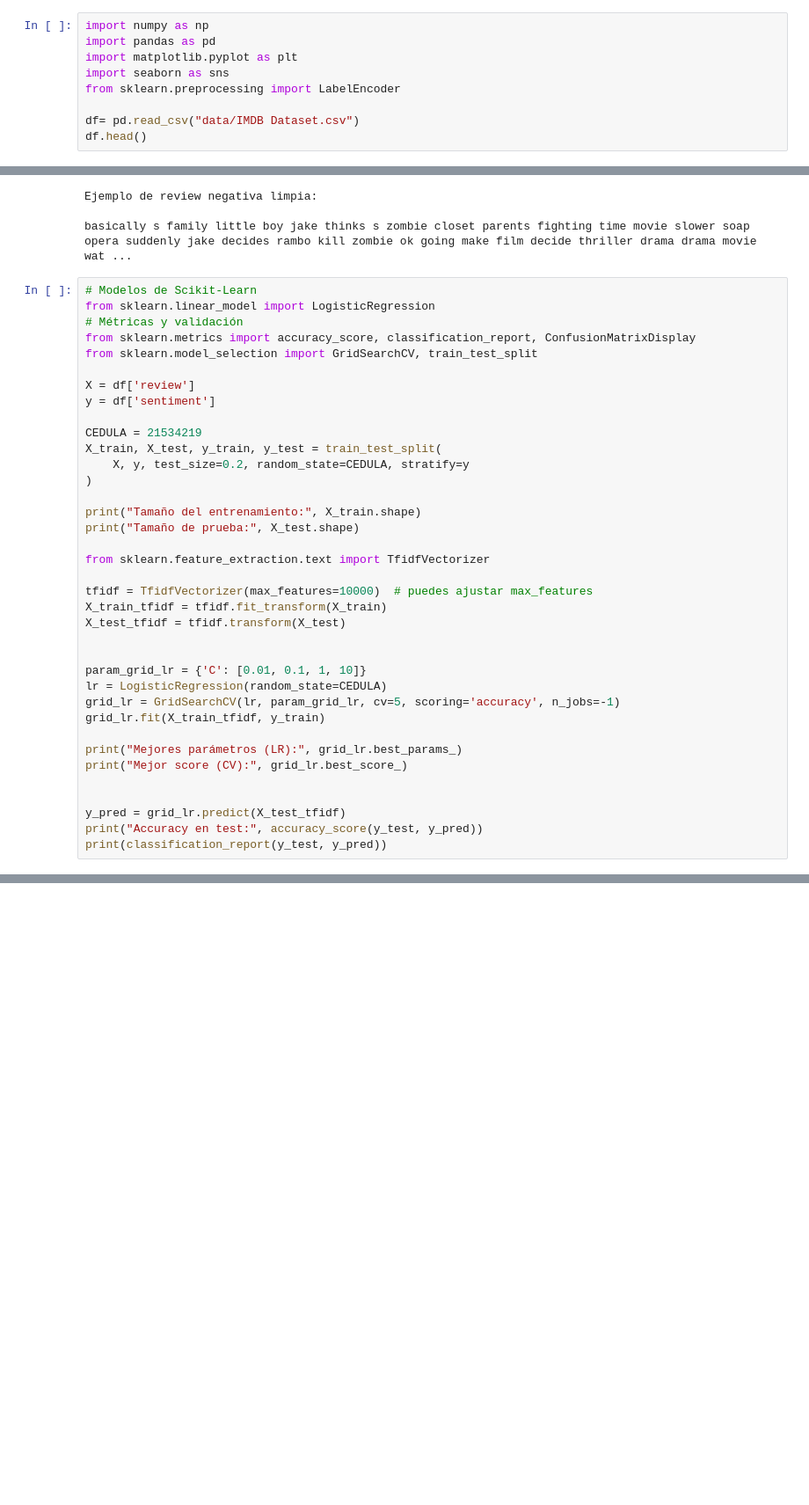
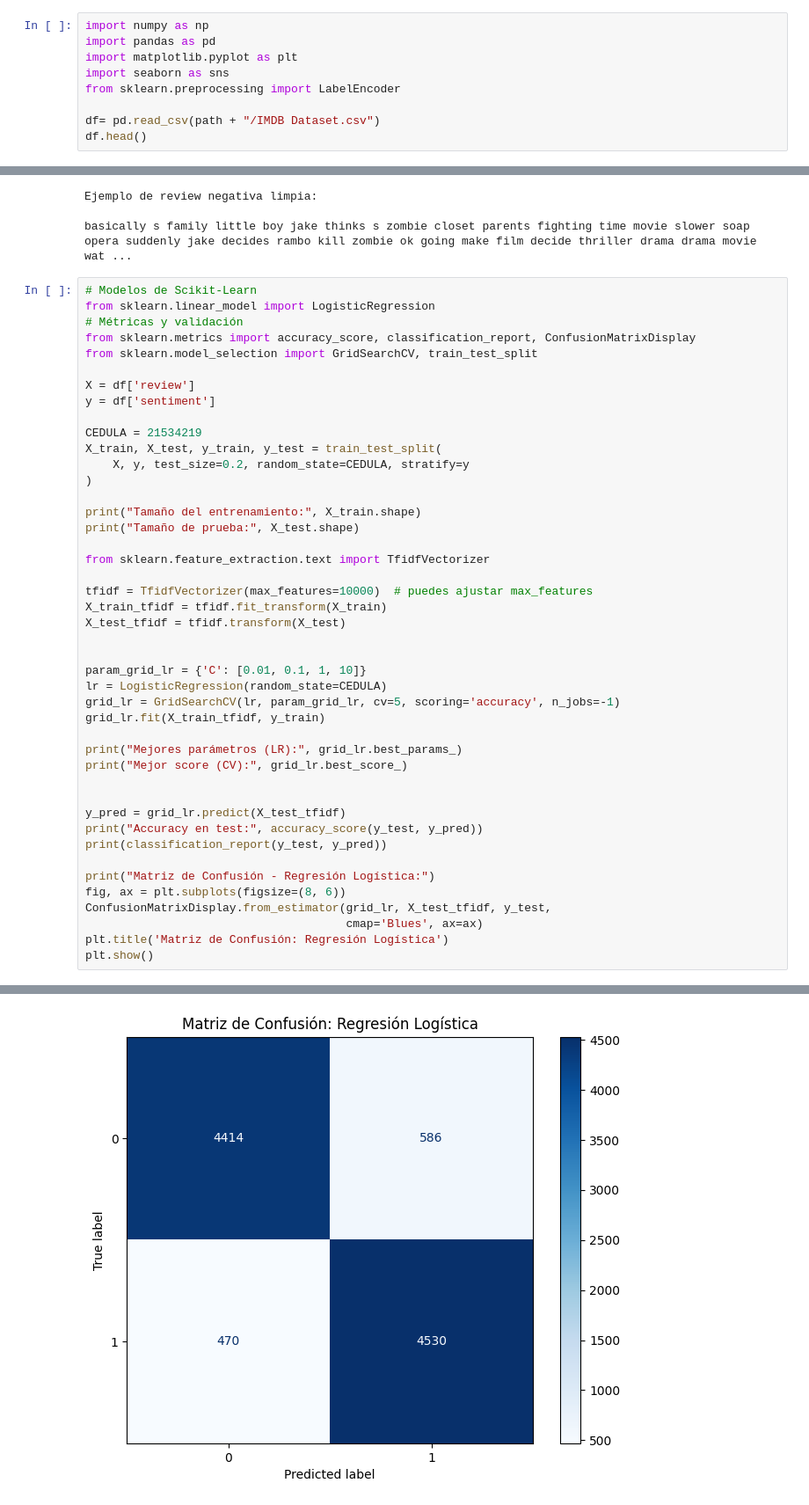
Before and after one commit to freddygl3/proyecto_aprendizaje_automatico, a Jupyter notebook: Proyecto_Aprendizaje.ipynb, the cells around one changed output, grey strips where cells are left out. Shown at 88% size. Drawn from its saved outputs; the diff is of its cells as text; blank space fills up the shorter version.

Commit message:
agregado modelo svm y matrices de confusion

```diff
--- a/Proyecto_Aprendizaje.ipynb
+++ b/Proyecto_Aprendizaje.ipynb
@@ -16,7 +15,7 @@ import matplotlib.pyplot as plt
 import seaborn as sns
 from sklearn.preprocessing import LabelEncoder
 
-df= pd.read_csv("data/IMDB Dataset.csv")
+df= pd.read_csv(path + "/IMDB Dataset.csv")
 df.head()
 # %% [output]
 |  | review | sentiment |
@@ -164,6 +163,13 @@ print("Mejor score (CV):", grid_lr.best_score_)
 y_pred = grid_lr.predict(X_test_tfidf)
 print("Accuracy en test:", accuracy_score(y_test, y_pred))
 print(classification_report(y_test, y_pred))
+
+print("Matriz de Confusión - Regresión Logística:")
+fig, ax = plt.subplots(figsize=(8, 6))
+ConfusionMatrixDisplay.from_estimator(grid_lr, X_test_tfidf, y_test,
+                                      cmap='Blues', ax=ax)
+plt.title('Matriz de Confusión: Regresión Logística')
+plt.show()
 # %% [output]
 Tamaño del entrenamiento: (40000,)
 Tamaño de prueba: (10000,)
@@ -180,0 +189 @@ weighted avg       0.89      0.89      0.89     10000
+[figure, added]
```
Also changed, not shown: parts of 4 cells of this notebook.
